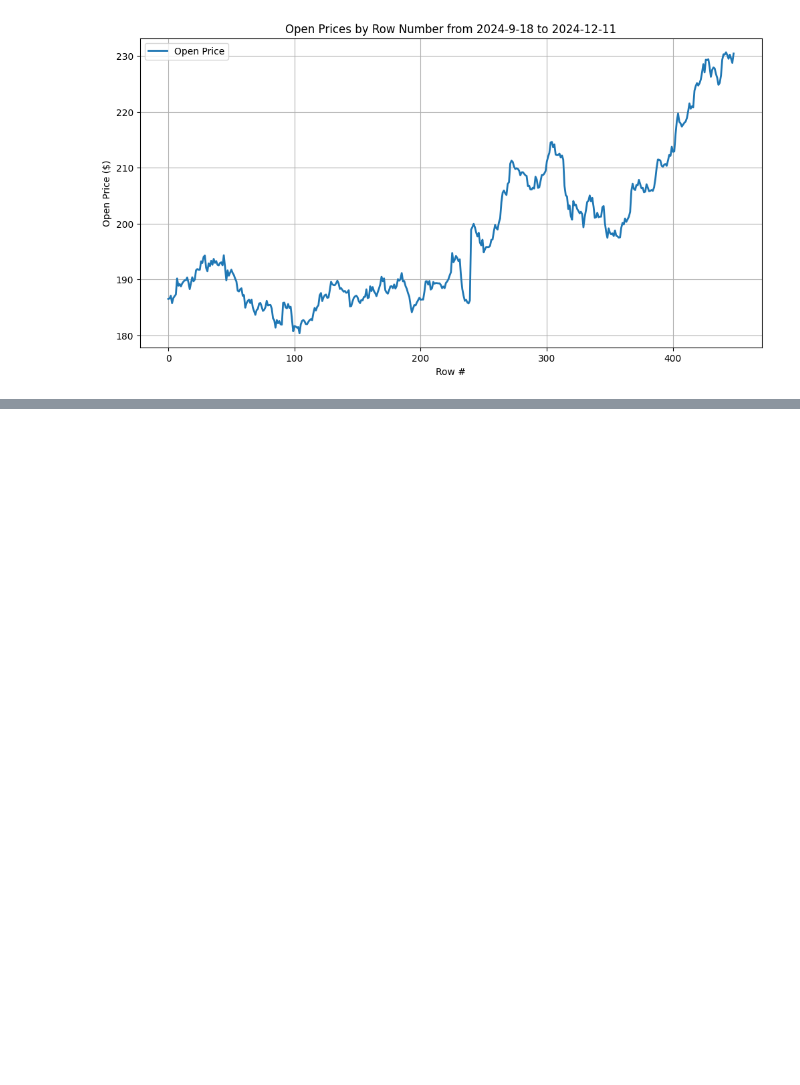
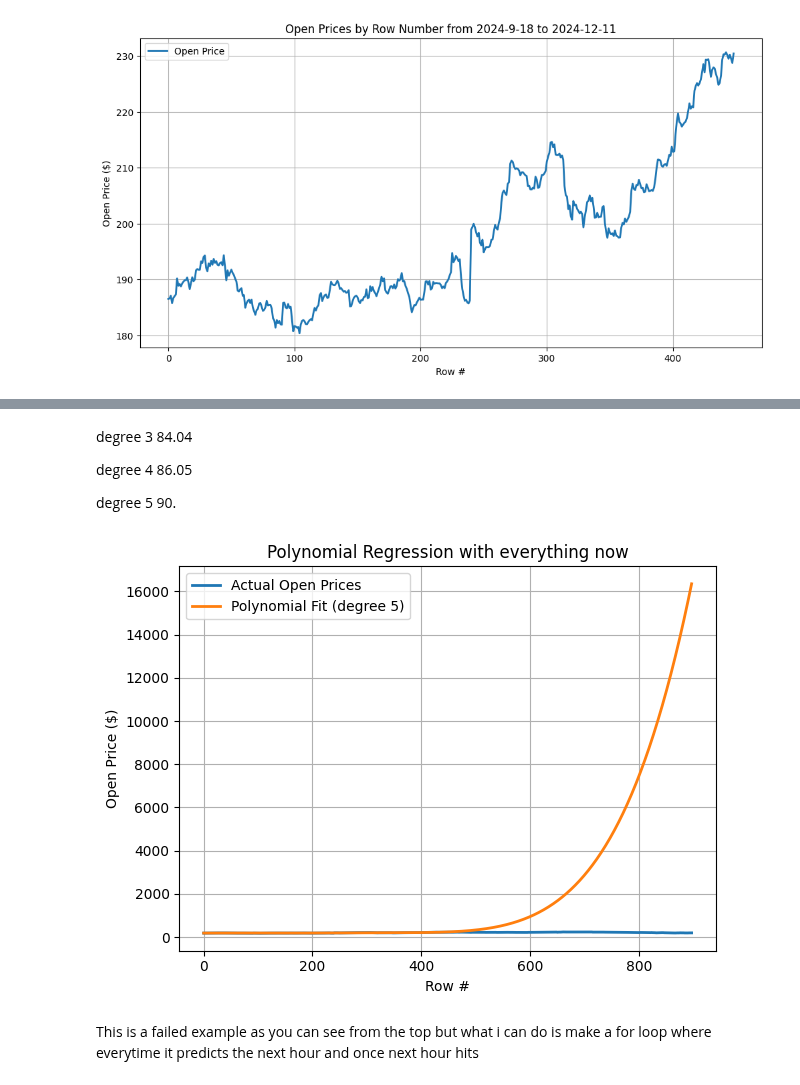
Before and after one commit to estherkdy/stock-price-prediction, a Jupyter notebook: stock_price_prediction.ipynb, the cells around one changed output, grey strips where cells are left out. Cells and saved outputs as stored; diff of their text form; code cells hidden in the pictures; blank space fills up the shorter version.

```diff
--- a/stock_price_prediction.ipynb
+++ b/stock_price_prediction.ipynb
@@ -144,0 +146,27 @@ plt.show()
+# %% [markdown]
+degree 3 84.04
+
+degree 4 86.05
+
+degree 5 90.
+# %%
+# now let see how it fits with the rest of the data
+x_every = df_amazon.index.to_numpy().reshape(-1, 1)
+y_every = df_amazon['Open'].to_numpy()
+
+y_pred_half = model.predict(x_every)
+
+plt.plot(x_every, y_every, label='Actual Open Prices', linewidth=2)
+plt.plot(x_every, y_pred_half, label=f'Polynomial Fit (degree {degree})', linewidth=2)
+
+plt.xlabel('Row #')
+plt.ylabel('Open Price ($)')
+plt.title('Polynomial Regression with everything now')
+plt.grid(True)
+plt.legend()
+plt.tight_layout()
+plt.show()
+# %% [output]
+[figure, added]
+# %% [markdown]
+This is a failed example as you can see from the top but what i can do is make a for loop where everytime it predicts the next hour and once next hour hits
```
Also changed, not shown: parts of 2 cells of this notebook.
